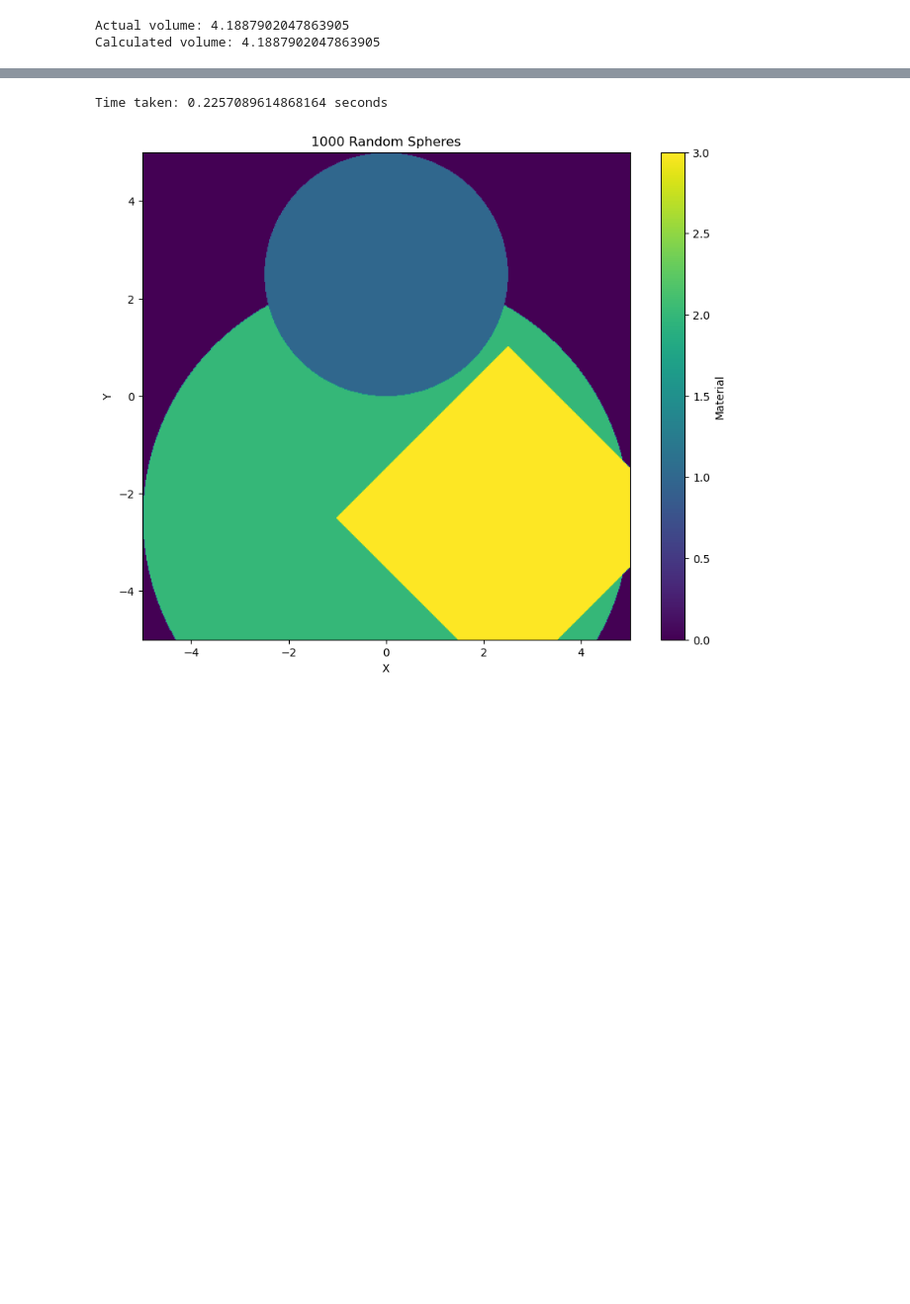
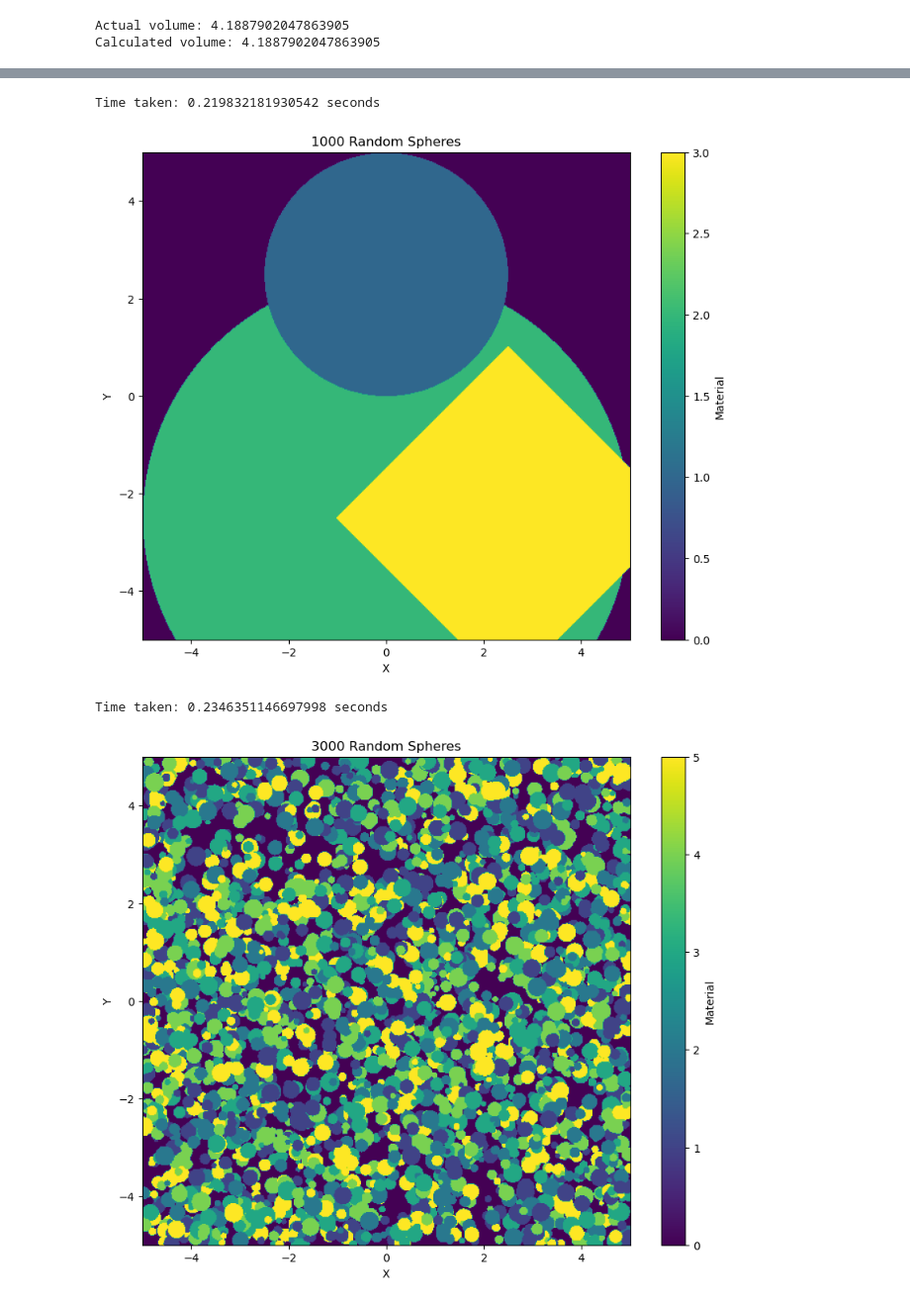
Before and after one commit to NanoComp/libctl, a Jupyter notebook: python/test.ipynb, the cells around one changed output, grey strips where cells are left out. Shown: that part at 99% size. Drawn from its saved outputs; the diff is of its cells as text; code cells hidden in the pictures; blank space fills up the shorter version.

```diff
--- a/python/test.ipynb
+++ b/python/test.ipynb
@@ -1,7 +1,7 @@
 # %%
 from ctlgeom import *
 # %%
-sphere = Sphere(Material(1), (0, 0.5, 0), 1)
+sphere = Sphere(1, (0, 0.5, 0), 1)
 a = point_is_in_object((0.5, 0, 0), sphere)
 b = point_is_in_object((1.5, 0, 0), sphere)
 print(a, b)
@@ -47,7 +44,7 @@ import time
 sphere1 = Sphere(material=1, center=(0, -0.5, 0), radius=0.5)
 sphere2 = Sphere(material=2, center=(0, 0.5, 0), radius=1)
 block = Block(material=3, center=(0.5, 0.5, 0), e1=(1, 1, 0), e2=(1, -1, 0), e3=(0, 0, 1), size=(1, 1, 1))
-group = GroupObject([sphere2, sphere1, block])
+group = ObjectGroup([sphere2, sphere1, block])
 
 # Create a grid of points
 x = np.linspace(-1, 1, 500)
@@ -55,7 +52,7 @@ y = np.linspace(-1, 1, 500)
 xx, yy = np.meshgrid(x, y)
 
 def get_epsilon(x, y):
-    mat = group.query_material_at_point((x, y, 0))
+    mat = group.material_at((x, y, 0))
     return 0 if mat is None else mat
 point_in_object_vec = np.vectorize(get_epsilon)
 
@@ -73,7 +70,7 @@ plt.xlabel('X')
 plt.ylabel('Y')
 plt.show()
 # %% [output]
-Time taken: 0.2257089614868164 seconds
+Time taken: 0.219832181930542 seconds
 [figure]
 # %%
 np.random.seed(42)
@@ -82,32 +79,35 @@ for _ in range(3000):
     x = np.random.uniform(-5, 5)
     y = np.random.uniform(-5, 5)
     radius = np.random.uniform(0.05, 0.2)
     material = np.random.randint(1, 6)
 
     sphere = Sphere(material=material, center=(x, y, 0), radius=radius)
     spheres.append(sphere)
 
-group = GroupObject(spheres)
+group = ObjectGroup(spheres)
 
 x = np.linspace(-5, 5, 500)
 y = np.linspace(-5, 5, 500)
 xx, yy = np.meshgrid(x, y)
 
 def get_epsilon(x, y):
-    mat = group.query_material_at_point((x, y, 0))
+    mat = group.material_at((x, y, 0))
     return 0 if mat is None else mat
 point_in_object_vec = np.vectorize(get_epsilon)
 
 start_time = time.time()
 material_map = point_in_object_vec(xx, yy)
 end_time = time.time()
 print(f"Time taken: {end_time - start_time} seconds")
 
 # Create the plot
 plt.figure(figsize=(10, 8))
 plt.imshow(material_map, cmap='viridis', extent=[-5, 5, -5, 5])
 plt.colorbar(label='Material')
 plt.title('3000 Random Spheres')
 plt.xlabel('X')
 plt.ylabel('Y')
 plt.show()
+# %% [output]
+Time taken: 0.2346351146697998 seconds
+[figure, added]
```
Also changed, not shown: parts of 3 cells of this notebook, 1 other file.
